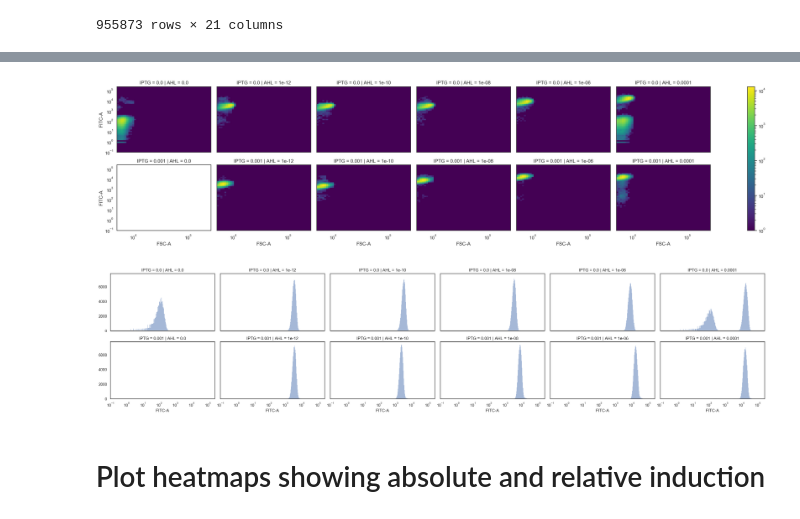
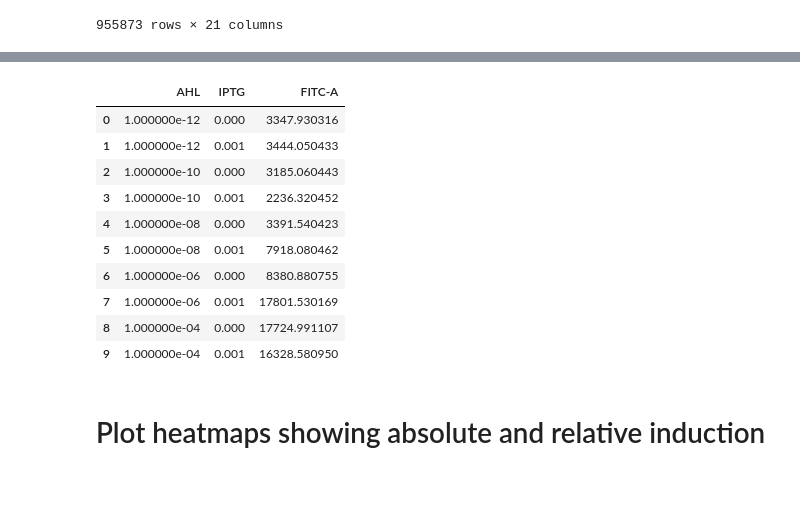
Before and after one commit to Jsakkos/cyano-sync, a Jupyter notebook: 20210222 LuxR SE/Lux Analysis.ipynb, the cells around one changed output, grey strips where cells are left out. Cells and saved outputs as stored; diff of their text form; code cells hidden in the pictures; blank space fills up the shorter version.

```diff
--- a/20210222 LuxR SE/Lux Analysis.ipynb
+++ b/20210222 LuxR SE/Lux Analysis.ipynb
@@ -238,19 +216,17 @@ Name: FITC-A, dtype: float64
-# %%
-
-flow.DensityView(xchannel = 'FSC-A',
-                ychannel = 'FITC-A',
-                   xfacet = "AHL",
-                yfacet='IPTG',
-                 subset = 'GM_1 == True').plot(ex_gm2, min_quantile = 0.01)
-# %% [output]
-[figure, removed]
-# %%
-flow.HistogramView(channel = 'FITC-A',
-                   xfacet = "AHL",
-                yfacet='IPTG',
-                 subset = 'Range2D == True').plot(ex_gm2, min_quantile = 0.01)
-# %% [output]
-[figure, removed]
+# %%
+mfi
+# %% [output]
+|  | AHL | IPTG | FITC-A |
+| 0 | 1.000000e-12 | 0.000 | 3347.930316 |
+| 1 | 1.000000e-12 | 0.001 | 3444.050433 |
+| 2 | 1.000000e-10 | 0.000 | 3185.060443 |
+| 3 | 1.000000e-10 | 0.001 | 2236.320452 |
+| 4 | 1.000000e-08 | 0.000 | 3391.540423 |
+| 5 | 1.000000e-08 | 0.001 | 7918.080462 |
+| 6 | 1.000000e-06 | 0.000 | 8380.880755 |
+| 7 | 1.000000e-06 | 0.001 | 17801.530169 |
+| 8 | 1.000000e-04 | 0.000 | 17724.991107 |
+| 9 | 1.000000e-04 | 0.001 | 16328.580950 |
 # %% [markdown]
 # Plot heatmaps showing absolute and relative induction
 # %%
```
Also changed, not shown: parts of 30 cells of this notebook, 2 other files.
